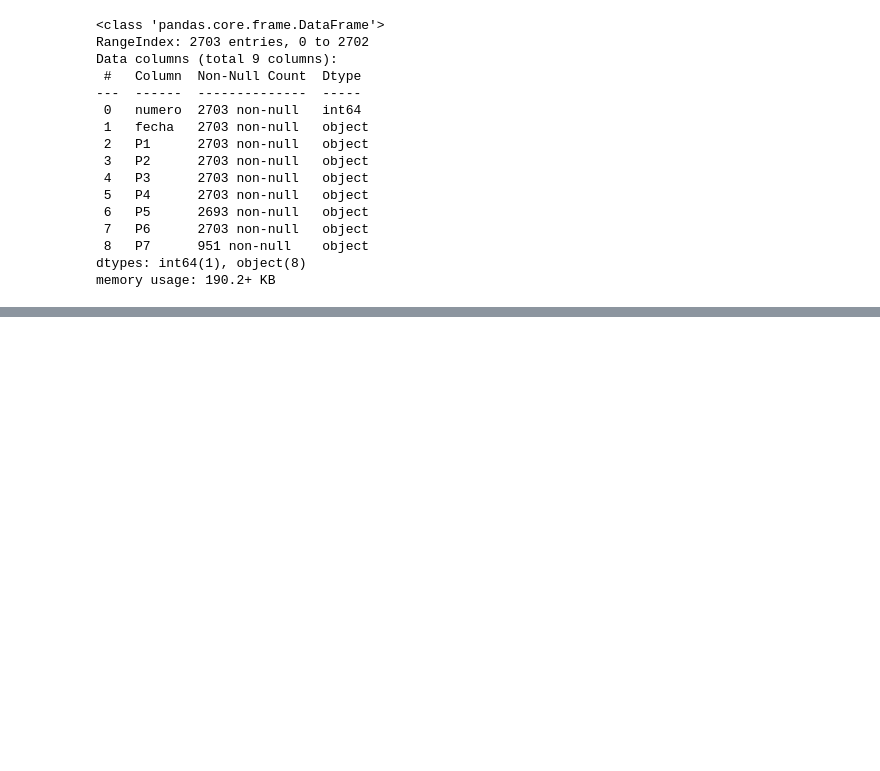
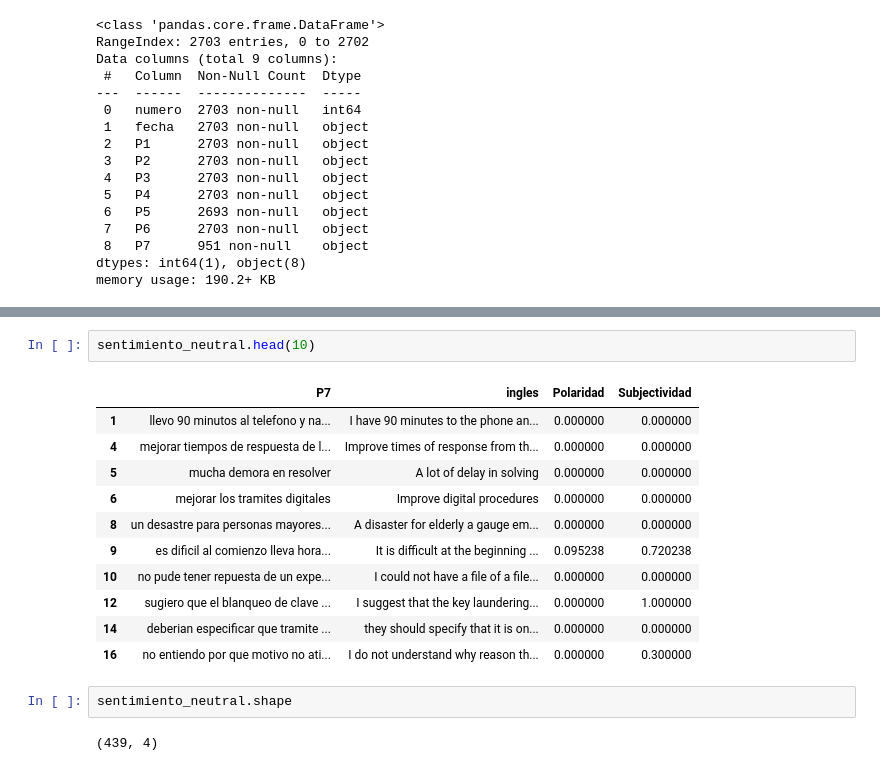
Before and after one commit to atmdatascience/python, a Jupyter notebook: colab/Analisis_v01.ipynb, the cells around one changed output, grey strips where cells are left out. Drawn from its saved outputs; the diff is of its cells as text; blank space fills up the shorter version.

```diff
--- a/colab/Analisis_v01.ipynb
+++ b/colab/Analisis_v01.ipynb
@@ -112,0 +296,18 @@ encuesta.to_excel("/content/drive/MyDrive/encuesta.xlsx")
+# %%
+sentimiento_neutral.head(10)
+# %% [output]
+|  | P7 | ingles | Polaridad | Subjectividad |
+| 1 | llevo 90 minutos al telefono y na... | I have 90 minutes to the phone an... | 0.000000 | 0.000000 |
+| 4 | mejorar tiempos de respuesta de l... | Improve times of response from th... | 0.000000 | 0.000000 |
+| 5 | mucha demora en resolver | A lot of delay in solving | 0.000000 | 0.000000 |
+| 6 | mejorar los tramites digitales | Improve digital procedures | 0.000000 | 0.000000 |
+| 8 | un desastre para personas mayores... | A disaster for elderly a gauge em... | 0.000000 | 0.000000 |
+| 9 | es dificil al comienzo lleva hora... | It is difficult at the beginning ... | 0.095238 | 0.720238 |
+| 10 | no pude tener repuesta de un expe... | I could not have a file of a file... | 0.000000 | 0.000000 |
+| 12 | sugiero que el blanqueo de clave ... | I suggest that the key laundering... | 0.000000 | 1.000000 |
+| 14 | deberian especificar que tramite ... | they should specify that it is on... | 0.000000 | 0.000000 |
+| 16 | no entiendo por que motivo no ati... | I do not understand why reason th... | 0.000000 | 0.300000 |
+# %%
+sentimiento_neutral.shape
+# %% [output]
+(439, 4)
```
Also changed, not shown: parts of 33 cells of this notebook.
